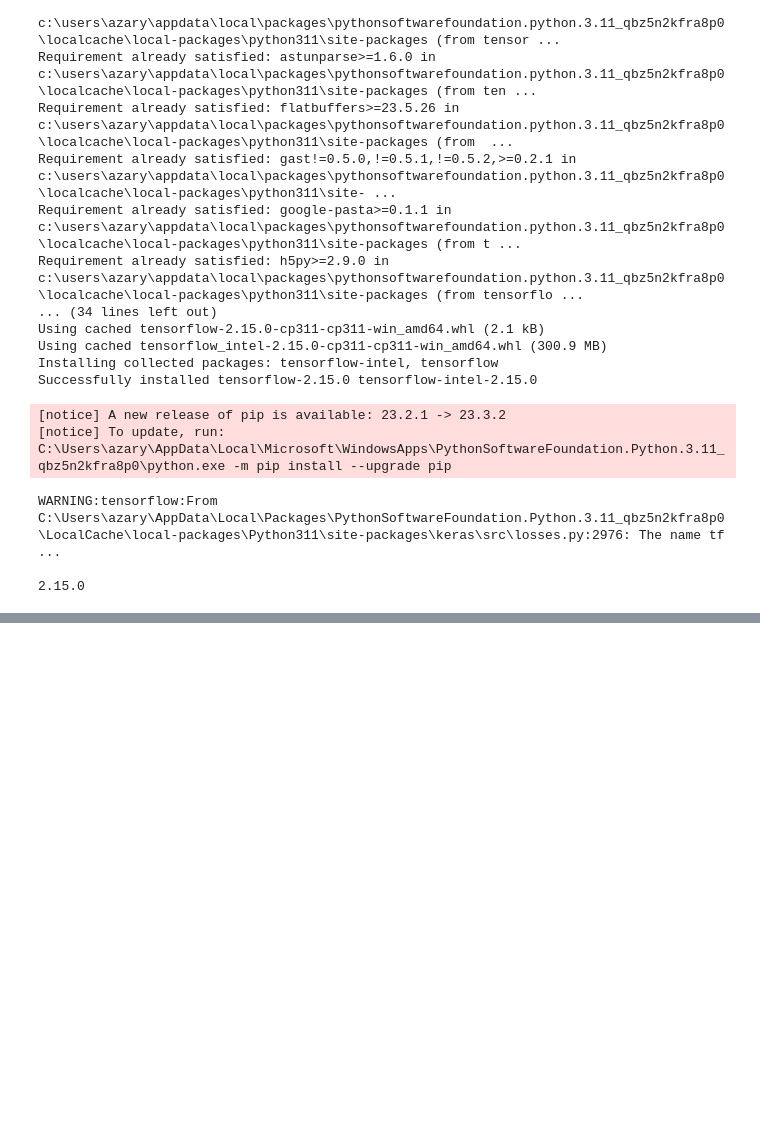
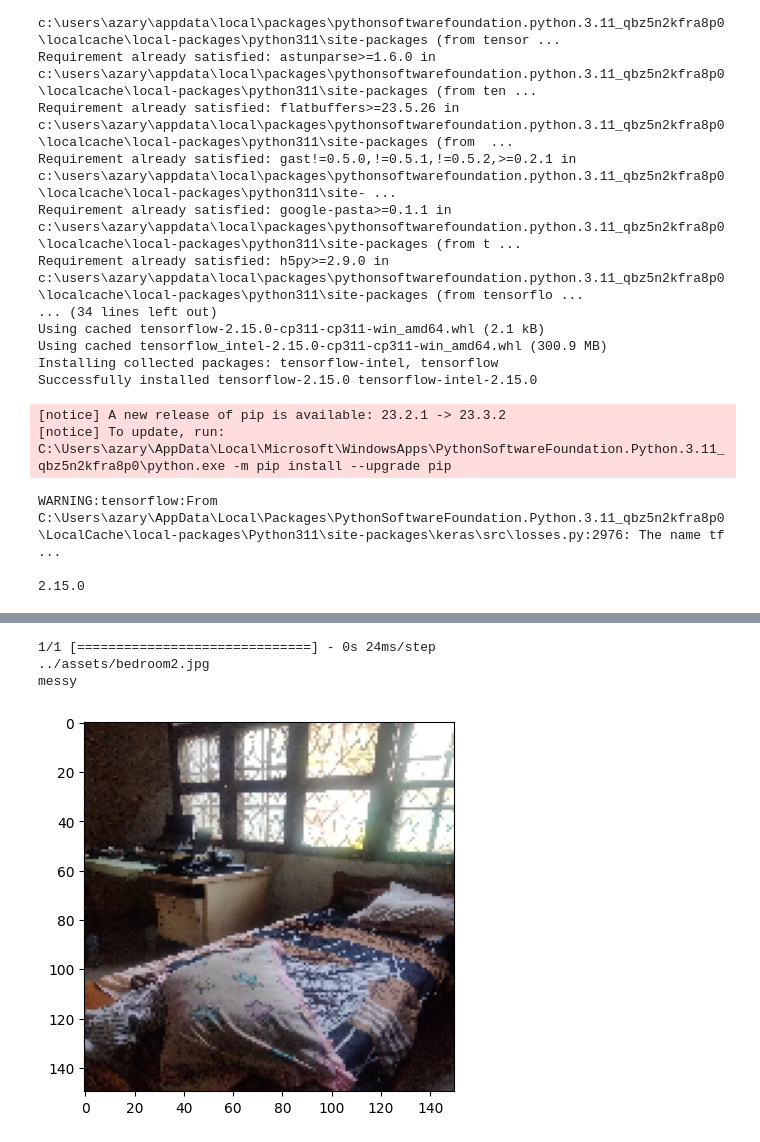
Before and after one commit to azaryasph/intorduction-to-ml, a Jupyter notebook: tensorflow/tensorflow.ipynb, the cells around one changed output, grey strips where cells are left out. Cells and saved outputs as stored; diff of their text form; code cells hidden in the pictures; blank space fills up the shorter version.

Commit message:
chore(notebook): completed tensorflow image classification exercise

```diff
--- a/tensorflow/tensorflow.ipynb
+++ b/tensorflow/tensorflow.ipynb
@@ -51,0 +194,10 @@ os.listdir('/tmp/images/train')
+# %%
+# compile model
+model.compile(loss='binary_crossentropy',
+              # 'binary_crossentropy' is used for binary classification problems.
+
+              optimizer=tf.optimizers.Adam(),
+              # 'Adam' is an optimizer that adjusts network weights to minimize loss.
+
+              metrics=['accuracy'])
+              # 'accuracy' is a metric that calculates the rate of correct predictions.
@@ -51,0 +249,41 @@ os.listdir('/tmp/images/train')
+# %%
+import numpy as np
+from tensorflow.keras.preprocessing import image
+import matplotlib.pyplot as plt
+import matplotlib.image as mpimg
+%matplotlib inline
+
+# Specify the path to your image
+path = '../assets/bedroom2.jpg'
+
+# Load the image from the specified path and resize it to 150x150 pixels
+img = image.load_img(path, target_size=(150,150))
+
+# Display the loaded image
+imgplot = plt.imshow(img)
+
+# Convert the image to a numpy array
+x = image.img_to_array(img)
+
+# Add a new dimension to the array. This is required because the model expects a batch of images, not a single image.
+x = np.expand_dims(x, axis=0)
+
+# Stack the image in a vertical sequence (required format for the model)
+images = np.vstack([x])
+
+# Use the model to predict the class of the image. The batch size is set to 10, meaning the model will predict classes for 10 images at a time.
+classes = model.predict(images, batch_size=10)
+
+# Print the path of the image
+print(path)
+
+# If the predicted class is 0, print 'clean'. Otherwise, print 'messy'.
+if classes==0:
+    print('clean')
+else:
+    print('messy')
+# %% [output]
+1/1 [==============================] - 0s 24ms/step
+../assets/bedroom2.jpg
+messy
+[figure, added]
```
Also changed, not shown: parts of 10 cells of this notebook.
